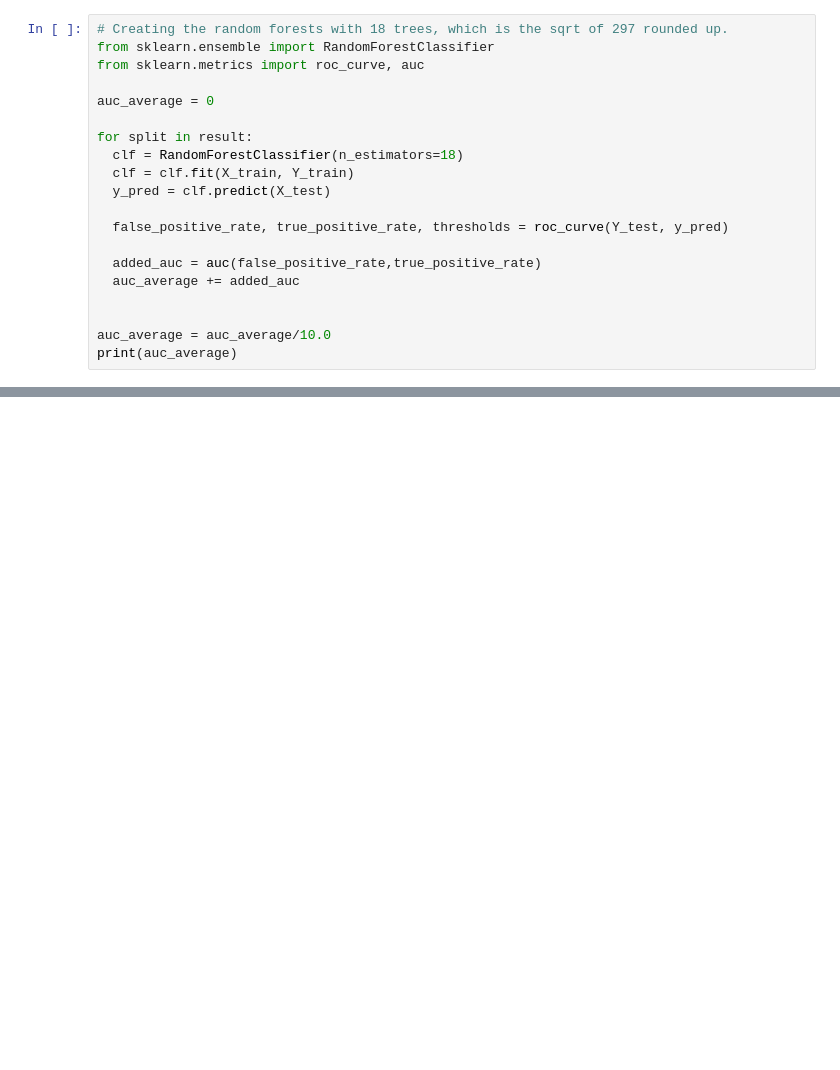
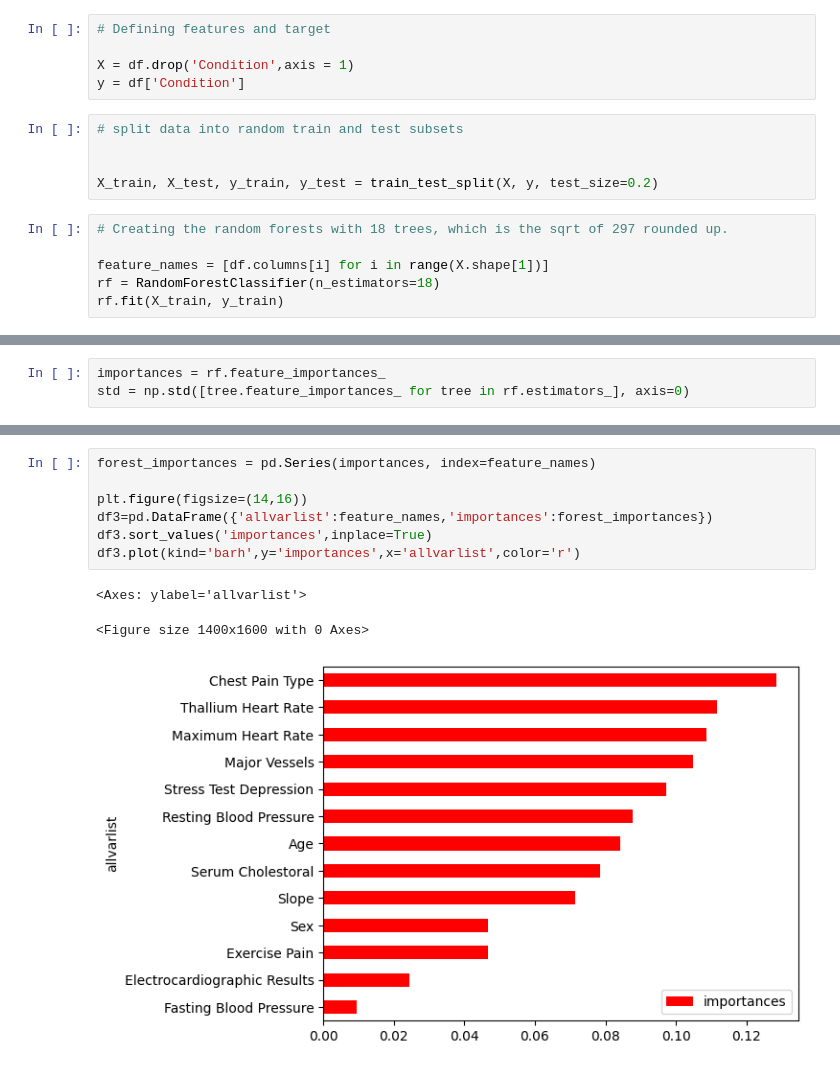
Before and after one commit to jww2145/heart-disease, a Jupyter notebook: Heart_Disease_Lab.ipynb, the cells around one changed output, grey strips where cells are left out. Cells and saved outputs as stored; diff of their text form; blank space fills up the shorter version.

```diff
--- a/Heart_Disease_Lab.ipynb
+++ b/Heart_Disease_Lab.ipynb
@@ -48,21 +47,17 @@ for i in range(10):
+# %%
+# Defining features and target
+
+X = df.drop('Condition',axis = 1)
+y = df['Condition']
+# %%
+# split data into random train and test subsets
+
+
+X_train, X_test, y_train, y_test = train_test_split(X, y, test_size=0.2)
 # %%
 # Creating the random forests with 18 trees, which is the sqrt of 297 rounded up.
-from sklearn.ensemble import RandomForestClassifier
-from sklearn.metrics import roc_curve, auc
 
-auc_average = 0
-
-for split in result:
-  clf = RandomForestClassifier(n_estimators=18)
-  clf = clf.fit(X_train, Y_train)
-  y_pred = clf.predict(X_test)
-
-  false_positive_rate, true_positive_rate, thresholds = roc_curve(Y_test, y_pred)
-
-  added_auc = auc(false_positive_rate,true_positive_rate)
-  auc_average += added_auc
-
-
-auc_average = auc_average/10.0
-print(auc_average)
+feature_names = [df.columns[i] for i in range(X.shape[1])]
+rf = RandomForestClassifier(n_estimators=18)
+rf.fit(X_train, y_train)
 # %% [output]
@@ -71,0 +102,3 @@ The AUROC at 18 trees is arbitrarily close to 1, which means our model has almos
+# %%
+importances = rf.feature_importances_
+std = np.std([tree.feature_importances_ for tree in rf.estimators_], axis=0)
@@ -71,0 +118,11 @@ The AUROC at 18 trees is arbitrarily close to 1, which means our model has almos
+# %%
+forest_importances = pd.Series(importances, index=feature_names)
+
+plt.figure(figsize=(14,16))
+df3=pd.DataFrame({'allvarlist':feature_names,'importances':forest_importances})
+df3.sort_values('importances',inplace=True)
+df3.plot(kind='barh',y='importances',x='allvarlist',color='r')
+# %% [output]
+<Axes: ylabel='allvarlist'>
+<Figure size 1400x1600 with 0 Axes>
+[figure, added]
```
Also changed, not shown: parts of 16 cells of this notebook.
